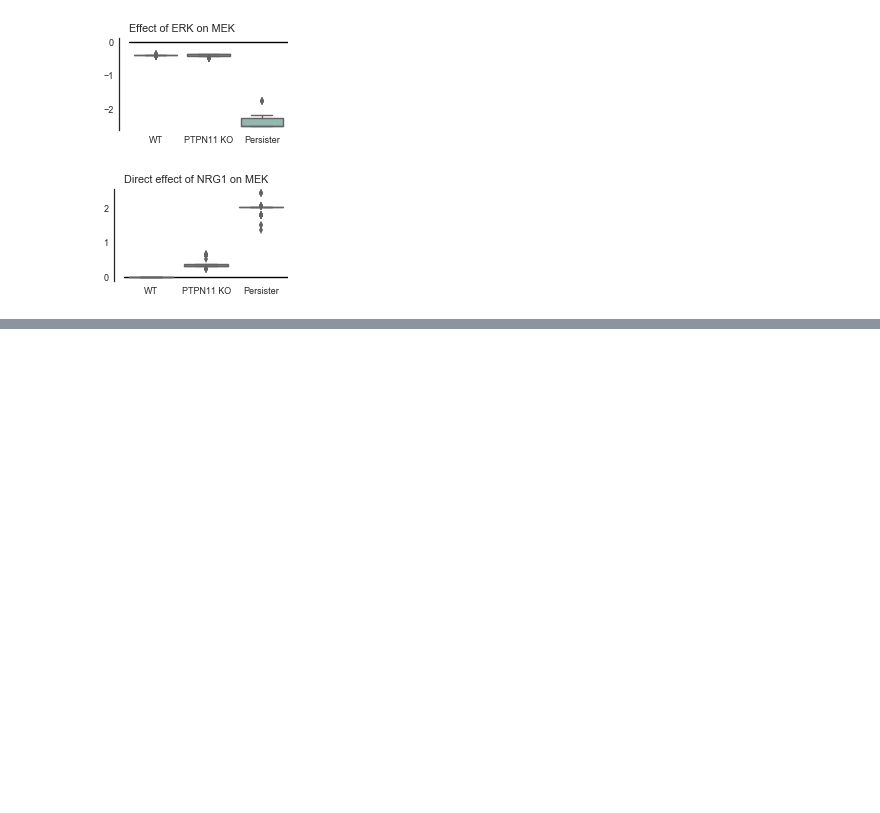
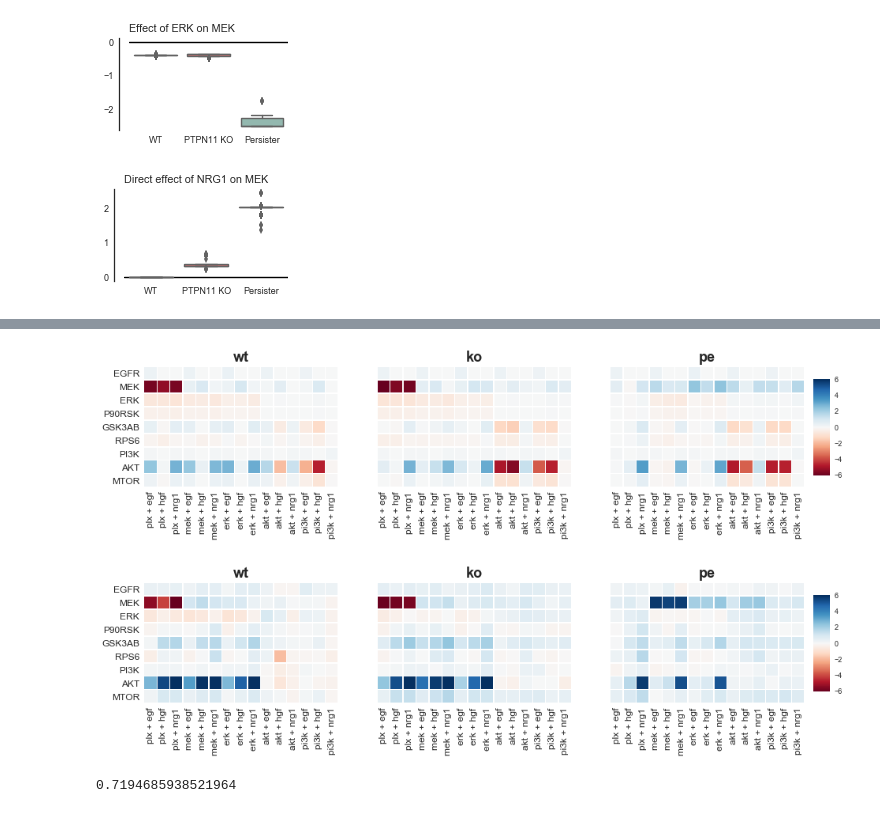
Before and after one commit to NKI-CCB/CNR-analyses, a Jupyter notebook: ptpn11ko-persisters/02-persisters-cnr.ipynb, the cells around one changed output, grey strips where cells are left out. Drawn from its saved outputs; the diff is of its cells as text; code cells hidden in the pictures; blank space fills up the shorter version.

```diff
--- a/ptpn11ko-persisters/02-persisters-cnr.ipynb
+++ b/ptpn11ko-persisters/02-persisters-cnr.ipynb
@@ -452,0 +517,5 @@ plt.tight_layout()
+# %%
+%%capture
+cols_to_test = [i for i in range(len(list(vaco_wt.columns)))
+                if "+" in list(vaco_wt.columns)[i]]
+loocv_sols = [loocv_train(i, ALLOWED_INTERACTIONS) for i in cols_to_test]
@@ -452,0 +572,39 @@ plt.tight_layout()
+# %%
+combos = {
+    "wt": vaco_wt.iloc[:, cols_to_test],
+    "ko": vaco_ko.iloc[:, cols_to_test],
+    "pe": vaco_pe.iloc[:, cols_to_test]
+}
+# %%
+cnr.cnrplot.heatmap_cnr(loocv_predict(loocv_sols), vmin=-6, vmax=6)
+
+cnr.cnrplot.heatmap_cnr(combos, vmin=-6, vmax=6)
+# %% [output]
+[figure, added]
+[figure, added]
+# %%
+""
+np.corrcoef(
+    np.array(loocv_predict(loocv_sols)['wt']).flatten(),
+    np.array(vaco_wt.iloc[:, cols_to_test]).flatten()
+)[0,1]
+# np.corrcoef(
+#     np.array(loocv_predict(loocv_sols)['wt']).flatten(),
+#     np.array(vaco_wt.iloc[:, cols_to_test]).flatten()
+# )
+# np.corrcoef(
+#     np.array(loocv_predict(loocv_sols)['wt']).flatten(),
+#     np.array(vaco_wt.iloc[:, cols_to_test]).flatten()
+# )
+#     np.array(loocv_predict(loocv_sols)['ko']).flatten(),
+#     np.array(vaco_ko.iloc[:, cols_to_test]).flatten(),
+#     'o', color = col_ko
+# )
+# plt.plot(
+#     np.array(loocv_predict(loocv_sols)['pe']).flatten(),
+#     np.array().flatten(),
+#     'o', color = col_pe
+# )
+#     )
+# %% [output]
+0.7194685938521964
```
Also changed, not shown: parts of 12 cells of this notebook, 43 other files.
